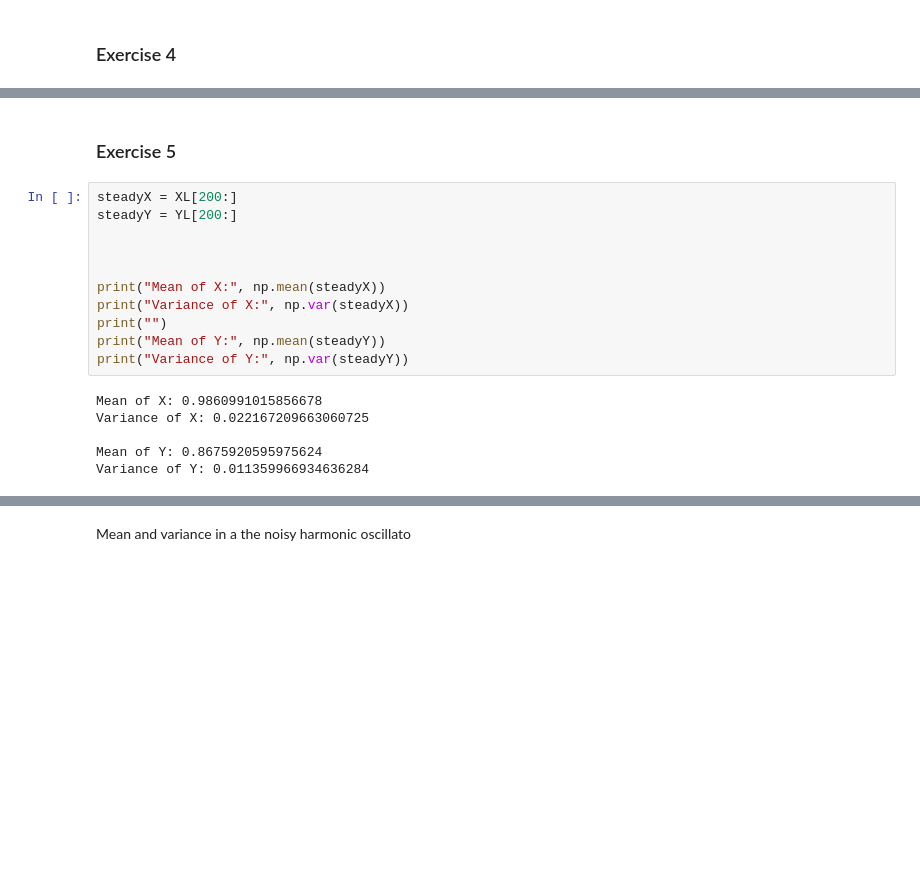
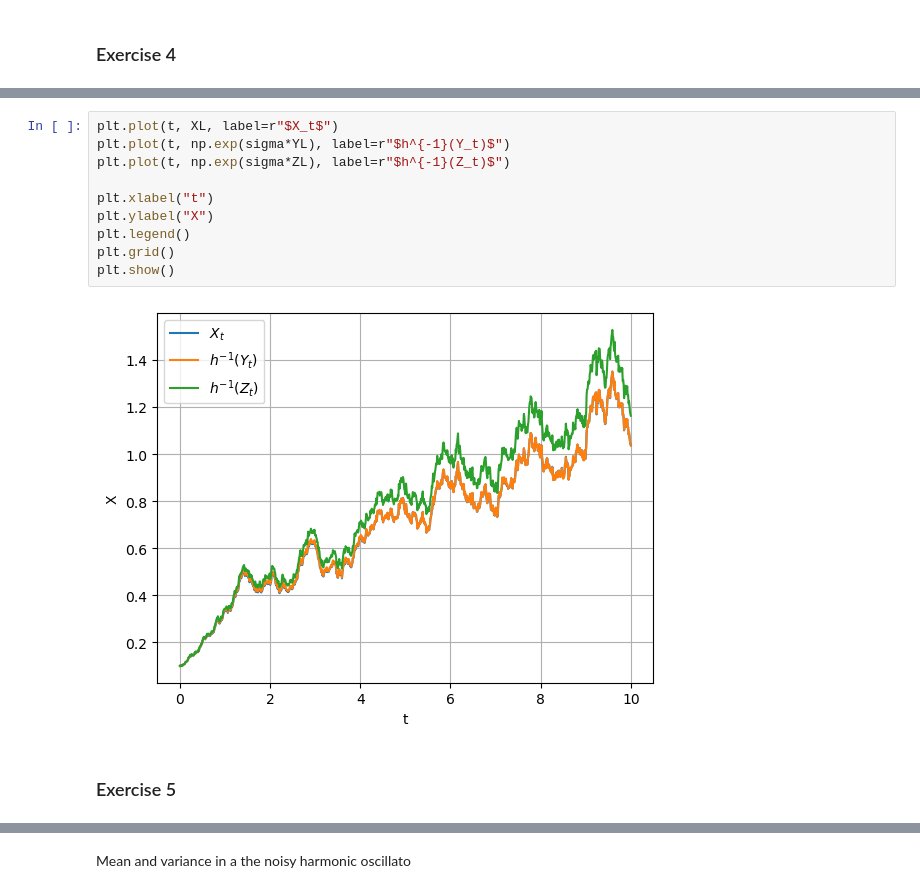
Before and after one commit to muhammadhussain-ops/02425-Diffusions-and-stochastic-differential-equations, a Jupyter notebook: WEEK6.ipynb, the cells around one changed output, grey strips where cells are left out. Saved outputs shown, nothing was run; the diff lists cells and outputs as text; blank space fills up the shorter version.

```diff
--- a/WEEK6.ipynb
+++ b/WEEK6.ipynb
@@ -378,19 +402,14 @@ plt.plot(t, YL, label="Yt = arcsinh(Xt)")
+# %%
+plt.plot(t, XL, label=r"$X_t$")
+plt.plot(t, np.exp(sigma*YL), label=r"$h^{-1}(Y_t)$")
+plt.plot(t, np.exp(sigma*ZL), label=r"$h^{-1}(Z_t)$")
+
+plt.xlabel("t")
+plt.ylabel("X")
+plt.legend()
+plt.grid()
+plt.show()
+# %% [output]
+[figure, added]
 # %% [markdown]
 ### Exercise 5
-# %%
-steadyX = XL[200:]
-steadyY = YL[200:]
-
-
-
-print("Mean of X:", np.mean(steadyX))
-print("Variance of X:", np.var(steadyX))
-print("")
-print("Mean of Y:", np.mean(steadyY))
-print("Variance of Y:", np.var(steadyY))
-# %% [output]
-Mean of X: 0.9860991015856678
-Variance of X: 0.022167209663060725
-
-Mean of Y: 0.8675920595975624
-Variance of Y: 0.011359966934636284
```
Also changed, not shown: parts of 10 cells of this notebook.
